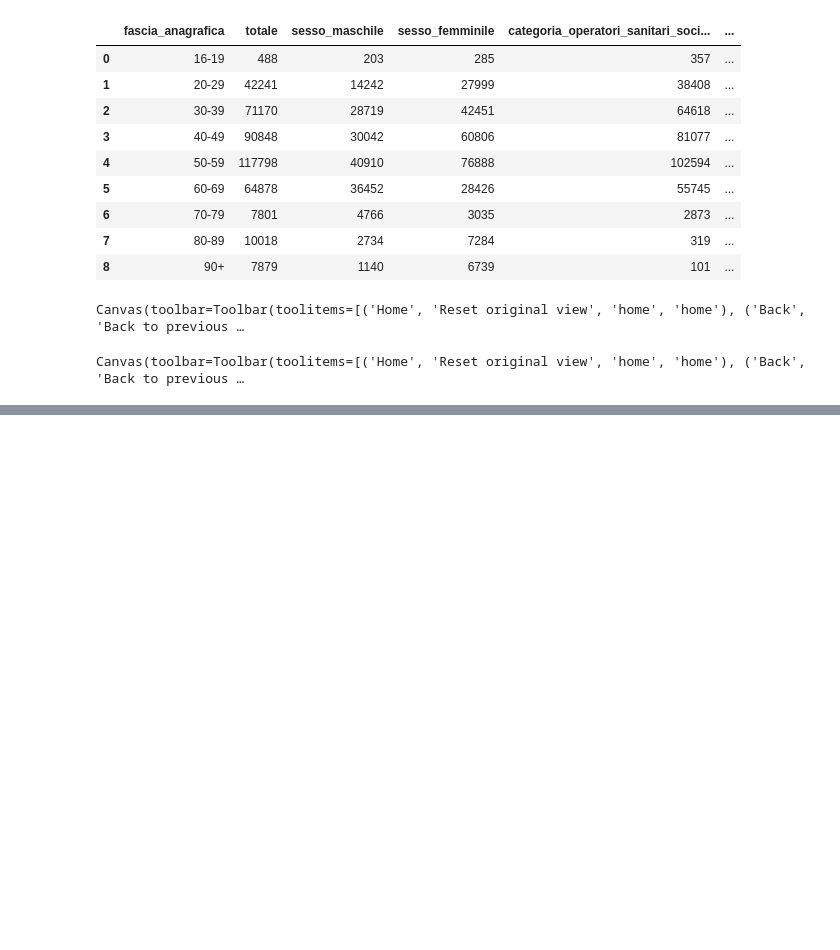
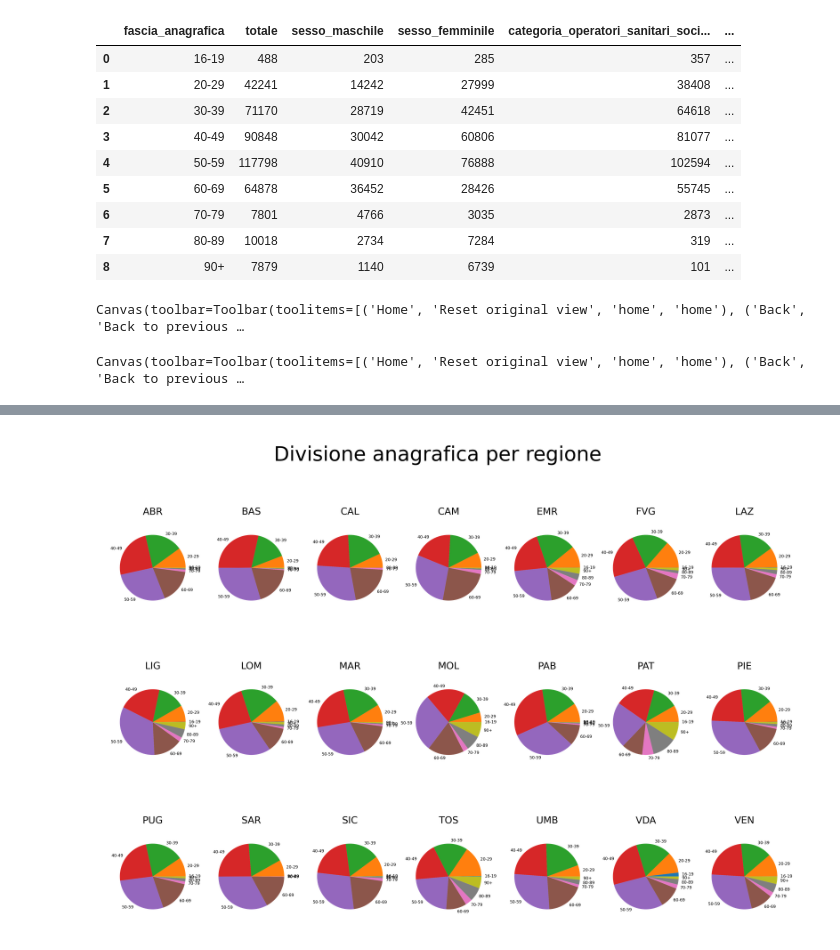
Before and after one commit to aidinattar/vaccini, a Jupyter notebook: vaccini.ipynb, the cells around one changed output, grey strips where cells are left out. Drawn from its saved outputs; the diff is of its cells as text; code cells hidden in the pictures; blank space fills up the shorter version.

Commit message:
aggiunto i grafici di consegne per regione e a torta per regione

```diff
--- a/vaccini.ipynb
+++ b/vaccini.ipynb
@@ -577,5 +560,25 @@ somm1_umb     = somm1_grouped.get_group('UMB')
 somm1_vda     = somm1_grouped.get_group('VDA')
 
 somm1_emr['totale'] = somm1_emr['sesso_maschile'] + somm1_emr['sesso_femminile']
+somm1_tos['totale'] = somm1_tos['sesso_maschile'] + somm1_tos['sesso_femminile']
+somm1_vda['totale'] = somm1_vda['sesso_maschile'] + somm1_vda['sesso_femminile']
+somm1_ven['totale'] = somm1_ven['sesso_maschile'] + somm1_ven['sesso_femminile']
+somm1_umb['totale'] = somm1_umb['sesso_maschile'] + somm1_umb['sesso_femminile']
+somm1_sic['totale'] = somm1_sic['sesso_maschile'] + somm1_sic['sesso_femminile']
+somm1_sar['totale'] = somm1_sar['sesso_maschile'] + somm1_sar['sesso_femminile']
+somm1_pug['totale'] = somm1_pug['sesso_maschile'] + somm1_pug['sesso_femminile']
+somm1_pie['totale'] = somm1_pie['sesso_maschile'] + somm1_pie['sesso_femminile']
+somm1_pat['totale'] = somm1_pat['sesso_maschile'] + somm1_pat['sesso_femminile']
+somm1_pab['totale'] = somm1_pab['sesso_maschile'] + somm1_pab['sesso_femminile']
+somm1_mol['totale'] = somm1_mol['sesso_maschile'] + somm1_mol['sesso_femminile']
+somm1_mar['totale'] = somm1_mar['sesso_maschile'] + somm1_mar['sesso_femminile']
+somm1_lig['totale'] = somm1_lig['sesso_maschile'] + somm1_lig['sesso_femminile']
+somm1_lom['totale'] = somm1_lom['sesso_maschile'] + somm1_lom['sesso_femminile']
+somm1_laz['totale'] = somm1_laz['sesso_maschile'] + somm1_laz['sesso_femminile']
+somm1_fvg['totale'] = somm1_fvg['sesso_maschile'] + somm1_fvg['sesso_femminile']
+somm1_cam['totale'] = somm1_cam['sesso_maschile'] + somm1_cam['sesso_femminile']
+somm1_cal['totale'] = somm1_cal['sesso_maschile'] + somm1_cal['sesso_femminile']
+somm1_bas['totale'] = somm1_bas['sesso_maschile'] + somm1_bas['sesso_femminile']
+somm1_abr['totale'] = somm1_abr['sesso_maschile'] + somm1_abr['sesso_femminile']
 somm1_emr
 # %% [output]
@@ -633,0 +945,35 @@ Canvas(toolbar=Toolbar(toolitems=[('Home', 'Reset original view', 'home', 'home'
+# %%
+fig, axes = plt.subplots(nrows=3, ncols=7, dpi = 1000, gridspec_kw={'hspace': 0.2, 'wspace': 0.2})
+
+
+
+somm1_abr.groupby(['fascia_anagrafica']).sum().plot(ax=axes[0,0], kind='pie', y='totale', legend=False, xlabel = '', title = "ABR", ylabel = '', textprops={'fontsize': 2})
+somm1_bas.groupby(['fascia_anagrafica']).sum().plot(ax=axes[0,1], kind='pie', y='totale', legend=False, xlabel = '', title = "BAS", ylabel = '', textprops={'fontsize': 2})
+somm1_cal.groupby(['fascia_anagrafica']).sum().plot(ax=axes[0,2], kind='pie', y='totale', legend=False, xlabel = '', title = "CAL", ylabel = '', textprops={'fontsize': 2})
+somm1_cam.groupby(['fascia_anagrafica']).sum().plot(ax=axes[0,3], kind='pie', y='totale', legend=False, xlabel = '', title = "CAM", ylabel = '', textprops={'fontsize': 2})
+somm1_emr.groupby(['fascia_anagrafica']).sum().plot(ax=axes[0,4], kind='pie', y='totale', legend=False, xlabel = '', title = "EMR", ylabel = '', textprops={'fontsize': 2})
+somm1_fvg.groupby(['fascia_anagrafica']).sum().plot(ax=axes[0,5], kind='pie', y='totale', legend=False, xlabel = '', title = "FVG", ylabel = '', textprops={'fontsize': 2})
+somm1_laz.groupby(['fascia_anagrafica']).sum().plot(ax=axes[0,6], kind='pie', y='totale', legend=False, xlabel = '', title = "LAZ", ylabel = '', textprops={'fontsize': 2})
+somm1_lig.groupby(['fascia_anagrafica']).sum().plot(ax=axes[1,0], kind='pie', y='totale', legend=False, xlabel = '', title = "LIG", ylabel = '', textprops={'fontsize': 2})
+somm1_lom.groupby(['fascia_anagrafica']).sum().plot(ax=axes[1,1], kind='pie', y='totale', legend=False, xlabel = '', title = "LOM", ylabel = '', textprops={'fontsize': 2})
+somm1_mar.groupby(['fascia_anagrafica']).sum().plot(ax=axes[1,2], kind='pie', y='totale', legend=False, xlabel = '', title = "MAR", ylabel = '', textprops={'fontsize': 2})
+somm1_mol.groupby(['fascia_anagrafica']).sum().plot(ax=axes[1,3], kind='pie', y='totale', legend=False, xlabel = '', title = "MOL", ylabel = '', textprops={'fontsize': 2})
+somm1_pab.groupby(['fascia_anagrafica']).sum().plot(ax=axes[1,4], kind='pie', y='totale', legend=False, xlabel = '', title = "PAB", ylabel = '', textprops={'fontsize': 2})
+somm1_pat.groupby(['fascia_anagrafica']).sum().plot(ax=axes[1,5], kind='pie', y='totale', legend=False, xlabel = '', title = "PAT", ylabel = '', textprops={'fontsize': 2})
+somm1_pie.groupby(['fascia_anagrafica']).sum().plot(ax=axes[1,6], kind='pie', y='totale', legend=False, xlabel = '', title = "PIE", ylabel = '', textprops={'fontsize': 2})
+somm1_pug.groupby(['fascia_anagrafica']).sum().plot(ax=axes[2,0], kind='pie', y='totale', legend=False, xlabel = '', title = "PUG", ylabel = '', textprops={'fontsize': 2})
+somm1_sar.groupby(['fascia_anagrafica']).sum().plot(ax=axes[2,1], kind='pie', y='totale', legend=False, xlabel = '', title = "SAR", ylabel = '', textprops={'fontsize': 2})
+somm1_sic.groupby(['fascia_anagrafica']).sum().plot(ax=axes[2,2], kind='pie', y='totale', legend=False, xlabel = '', title = "SIC", ylabel = '', textprops={'fontsize': 2})
+somm1_tos.groupby(['fascia_anagrafica']).sum().plot(ax=axes[2,3], kind='pie', y='totale', legend=False, xlabel = '', title = "TOS", ylabel = '', textprops={'fontsize': 2})
+somm1_umb.groupby(['fascia_anagrafica']).sum().plot(ax=axes[2,4], kind='pie', y='totale', legend=False, xlabel = '', title = "UMB", ylabel = '', textprops={'fontsize': 2})
+somm1_vda.groupby(['fascia_anagrafica']).sum().plot(ax=axes[2,5], kind='pie', y='totale', legend=False, xlabel = '', title = "VDA", ylabel = '', textprops={'fontsize': 2})
+somm1_ven.groupby(['fascia_anagrafica']).sum().plot(ax=axes[2,6], kind='pie', y='totale', legend=False, xlabel = '', title = "VEN", ylabel = '', textprops={'fontsize': 2})
+
+
+plt.rcParams['font.size'] = '4'
+
+fig.suptitle("Divisione anagrafica per regione", fontsize=10)
+
+plt.savefig('torte.png', dpi=800)
+# %% [output]
+[figure, added]
```
Also changed, not shown: parts of 15 cells of this notebook, 6 other files.
